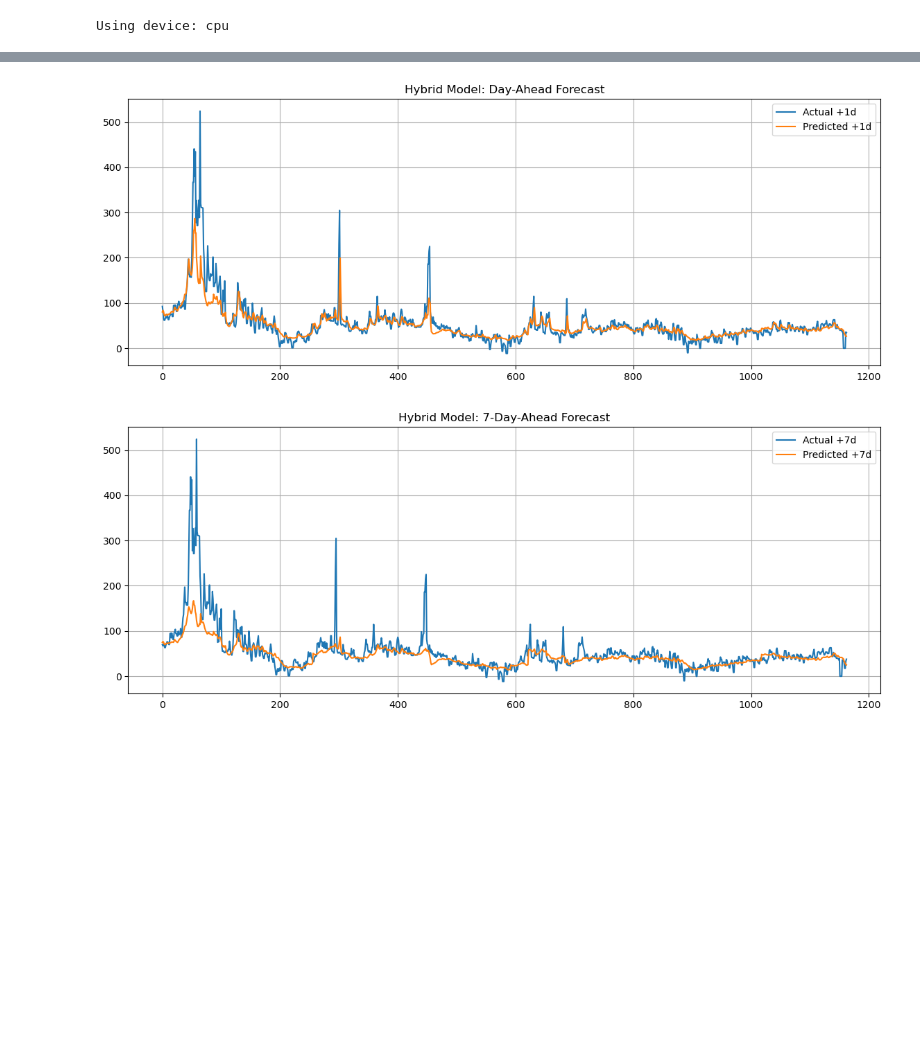
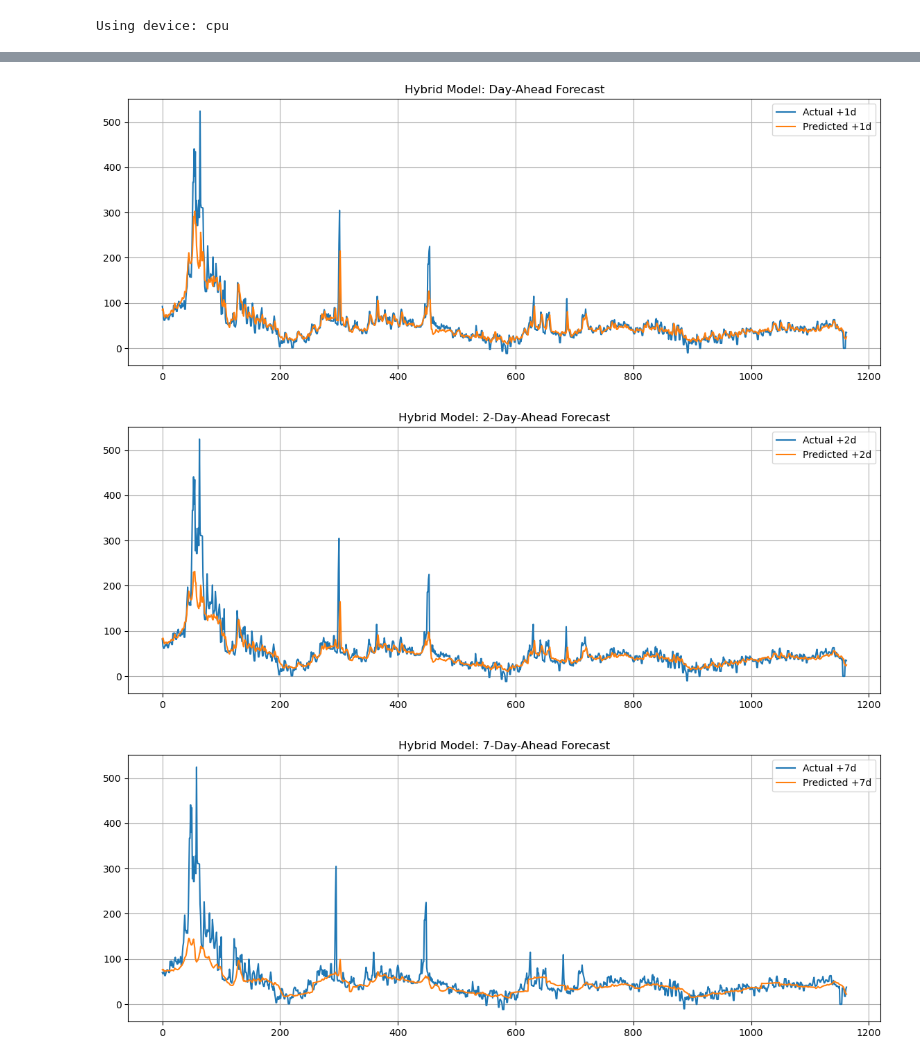
Before and after one commit to eschmidy1/DATA-543-CA-Energy, a Jupyter notebook: prelim_model.ipynb, the cells around one changed output, grey strips where cells are left out. Saved outputs shown, nothing was run; the diff lists cells and outputs as text; code cells hidden in the pictures; blank space fills up the shorter version.

```diff
--- a/prelim_model.ipynb
+++ b/prelim_model.ipynb
@@ -224,7 +273,7 @@ for epoch in range(epochs):
           f"Val Loss: {val_loss/len(val_loader):.4f}")
 
 ###############################################################
-# Predictions (Output)
+# Prediction Set
 ###############################################################
 
 model.eval()
@@ -238,7 +287,7 @@ preds = np.vstack(preds)
 actuals = np.vstack(actuals)
 
 ###############################################################
-# Model Eval: day-ahead and 7-day-ahead
+# Results/Plotting
 ###############################################################
 
 # Day-ahead (horizon 1)
@@ -246,6 +295,15 @@ plt.figure(figsize=(14,5))
 plt.plot(actuals[:,0], label="Actual +1d")
 plt.plot(preds[:,0], label="Predicted +1d")
 plt.title("Hybrid Model: Day-Ahead Forecast")
+plt.legend()
+plt.grid(True)
+plt.show()
+
+# 2-day-ahead (horizon 2)
+plt.figure(figsize=(14,5))
+plt.plot(actuals[:,1], label="Actual +2d")
+plt.plot(preds[:,1], label="Predicted +2d")
+plt.title("Hybrid Model: 2-Day-Ahead Forecast")
 plt.legend()
 plt.grid(True)
 plt.show()
@@ -279,5 +337,6 @@ Epoch 20 | Train Loss: 196.9685 | Val Loss: 1027.0647
-[figure, old version]
+[figure, new version]
-[figure, old version]
+[figure, new version]
+[figure, added]
 # %%
 ############################################################################
 # Try Same Process with Quantiles instead of RMSE
```
Also changed, not shown: parts of 10 cells of this notebook.
